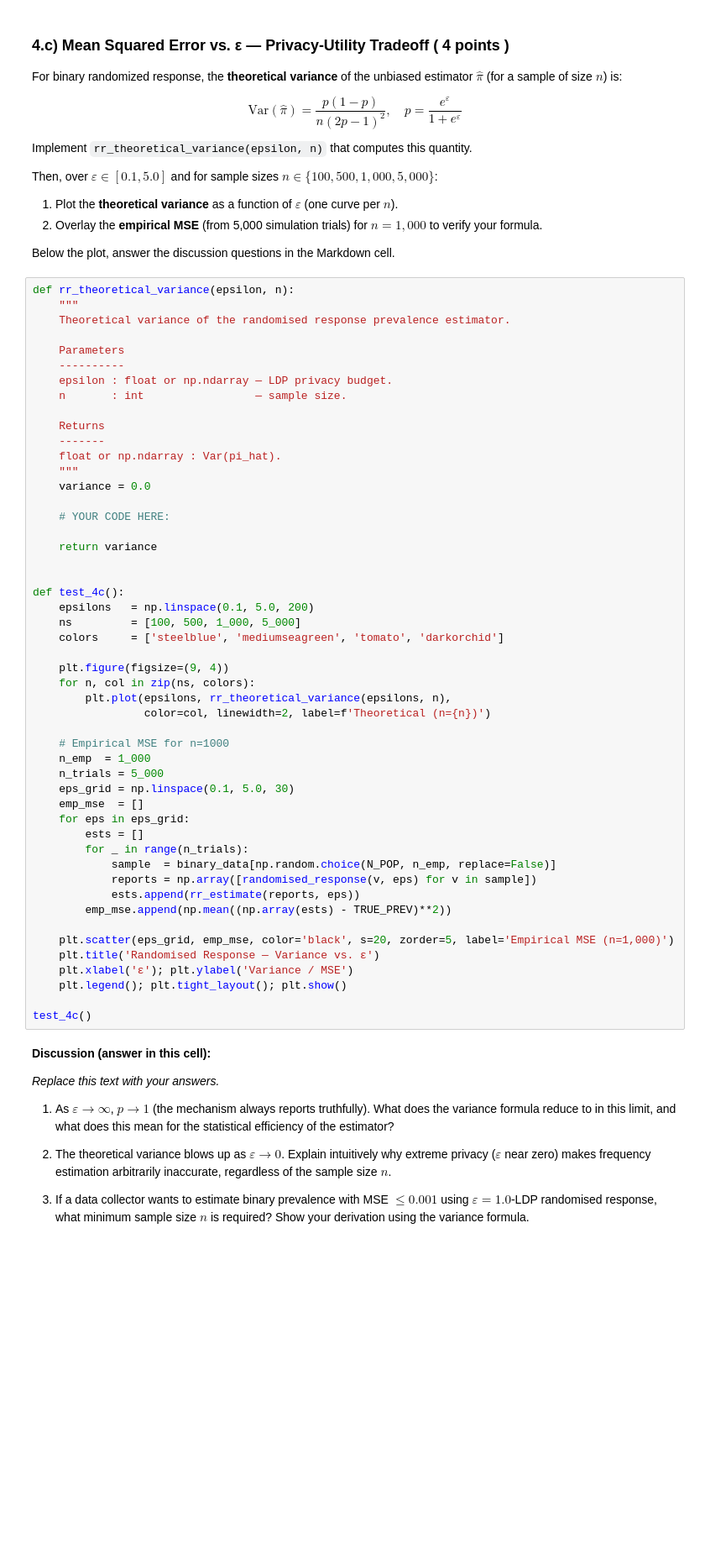
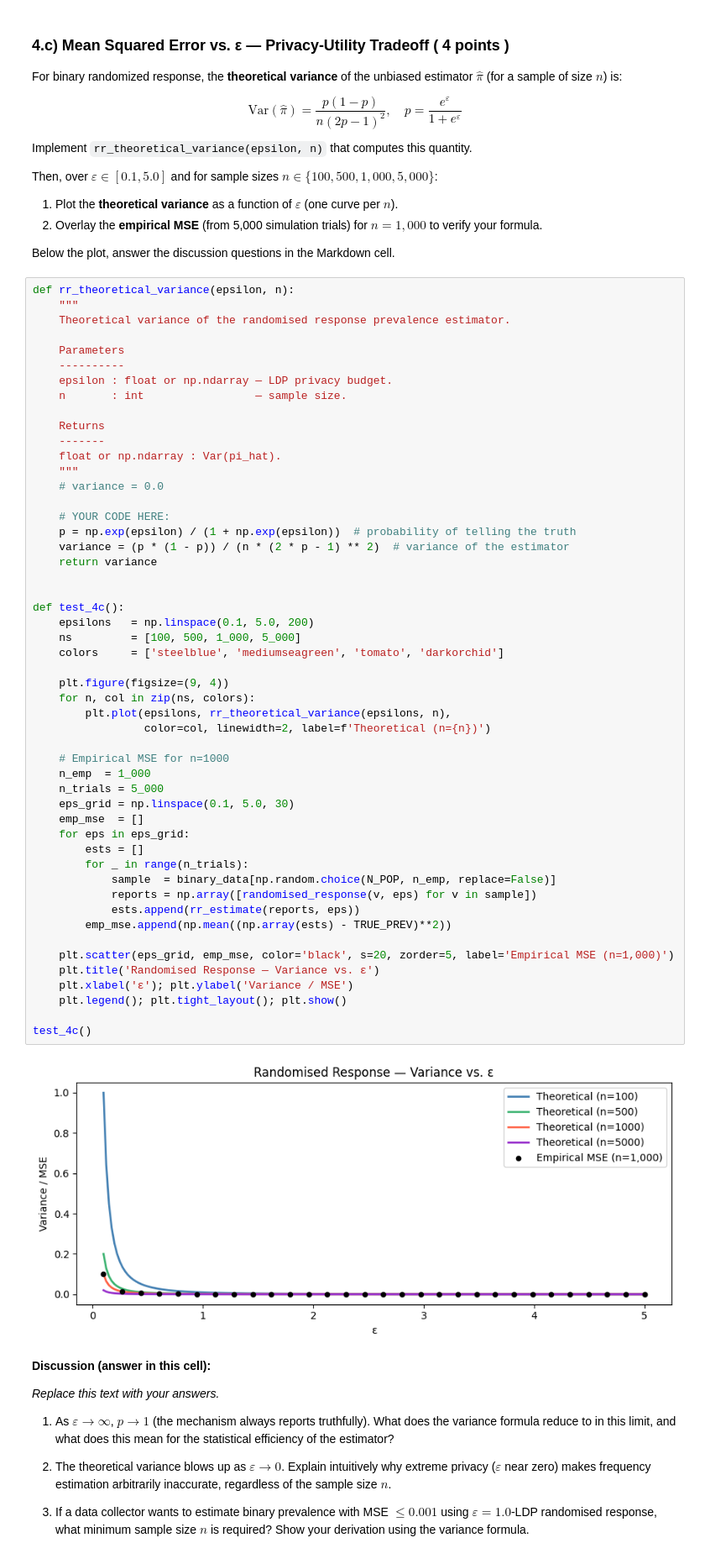
Before and after one commit to tgulur/EEP509-Lab2, a Jupyter notebook: Lab_Differential_Privacy.ipynb, the cells around one changed output. Shown at 84% size. Drawn from its saved outputs; the diff is of its cells as text; blank space fills up the shorter version.

```diff
--- a/Lab_Differential_Privacy.ipynb
+++ b/Lab_Differential_Privacy.ipynb
@@ -786,42 +800,45 @@ def rr_theoretical_variance(epsilon, n):
     -------
     float or np.ndarray : Var(pi_hat).
     """
-    variance = 0.0
+    # variance = 0.0
 
     # YOUR CODE HERE:
-
+    p = np.exp(epsilon) / (1 + np.exp(epsilon))  # probability of telling the truth
+    variance = (p * (1 - p)) / (n * (2 * p - 1) ** 2)  # variance of the estimator
     return variance
 
 
 def test_4c():
     epsilons   = np.linspace(0.1, 5.0, 200)
     ns         = [100, 500, 1_000, 5_000]
     colors     = ['steelblue', 'mediumseagreen', 'tomato', 'darkorchid']
 
     plt.figure(figsize=(9, 4))
     for n, col in zip(ns, colors):
         plt.plot(epsilons, rr_theoretical_variance(epsilons, n),
                  color=col, linewidth=2, label=f'Theoretical (n={n})')
 
     # Empirical MSE for n=1000
     n_emp  = 1_000
     n_trials = 5_000
     eps_grid = np.linspace(0.1, 5.0, 30)
     emp_mse  = []
     for eps in eps_grid:
         ests = []
         for _ in range(n_trials):
             sample  = binary_data[np.random.choice(N_POP, n_emp, replace=False)]
             reports = np.array([randomised_response(v, eps) for v in sample])
             ests.append(rr_estimate(reports, eps))
         emp_mse.append(np.mean((np.array(ests) - TRUE_PREV)**2))
 
     plt.scatter(eps_grid, emp_mse, color='black', s=20, zorder=5, label='Empirical MSE (n=1,000)')
     plt.title('Randomised Response — Variance vs. ε')
     plt.xlabel('ε'); plt.ylabel('Variance / MSE')
     plt.legend(); plt.tight_layout(); plt.show()
 
 test_4c()
+# %% [output]
+[figure, added]
 # %% [markdown]
 **Discussion (answer in this cell):**
 
```
Also changed, not shown: parts of 4 cells of this notebook.
